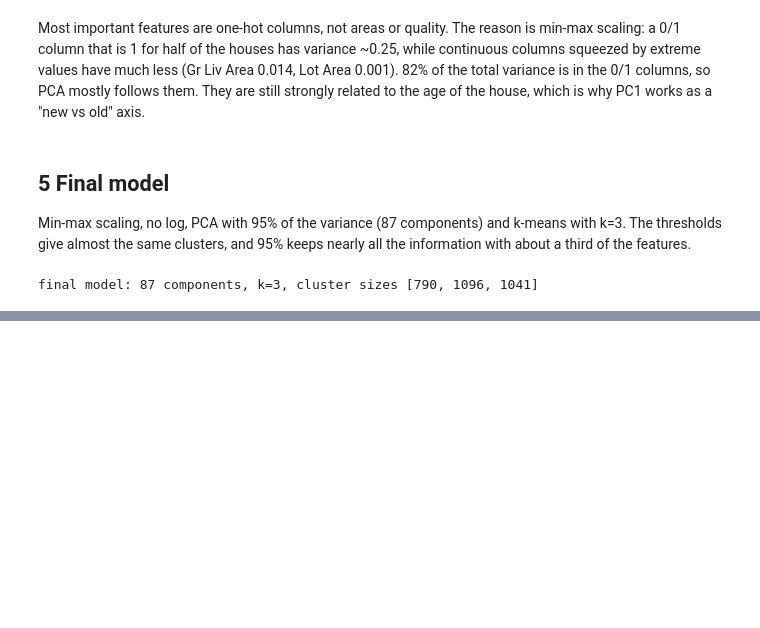
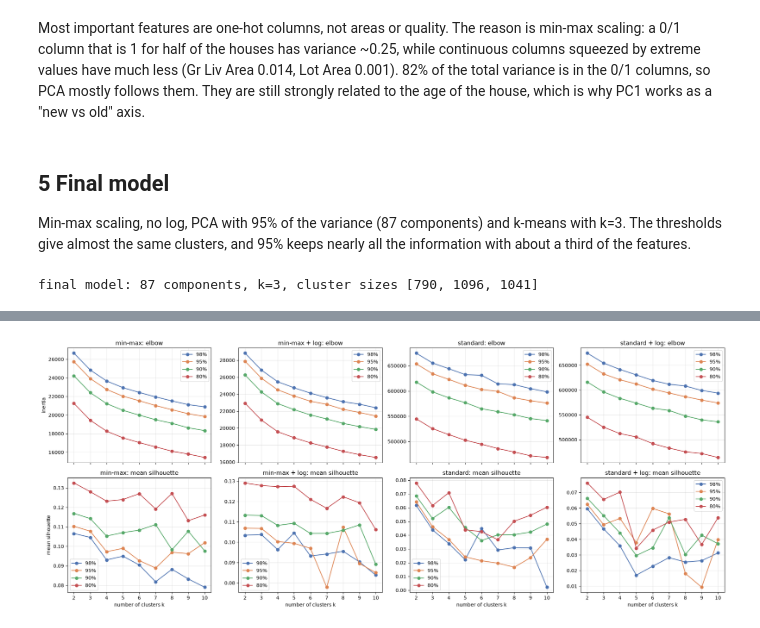
Before and after one commit to Maroscsak-Daniel/Labor-ML-, a Jupyter notebook: L3/L3_PCA_KMeansClustering.ipynb, the cells around one changed output, grey strips where cells are left out. Saved outputs shown, nothing was run; the diff lists cells and outputs as text; code cells hidden in the pictures; blank space fills up the shorter version.

```diff
--- a/L3/L3_PCA_KMeansClustering.ipynb
+++ b/L3/L3_PCA_KMeansClustering.ipynb
@@ -392,0 +582,18 @@ final model: 87 components, k=3, cluster sizes [790, 1096, 1041]
+# %%
+def elbow_k(g):
+    k = g.k.to_numpy(float)
+    y = g.inertia.to_numpy()
+    k, y = (k - k[0]) / (k[-1] - k[0]), (y - y[-1]) / (y[0] - y[-1])      # both axes in [0, 1]
+    return int(g.k.iloc[np.argmax(np.abs(y - (1 - k)))])                  # farthest from the line (0,1)-(1,0)
+
+
+rows = []
+for cfg, e in EXP.items():
+    for t in THRESHOLDS:
+        g = e["results"][e["results"].threshold == t]
+        best = g.loc[g.silhouette.idxmax()]
+        rows.append({"configuration": CONFIGS[cfg], "threshold": f"{int(t*100)}%", "components": e["n_comp"][t],
+                     "elbow k": elbow_k(g), "best silhouette k": int(best.k),
+                     "silhouette (best k)": round(best.silhouette, 3),
+                     "silhouette (k=3)": round(g[g.k == 3].silhouette.iloc[0], 3)})
+pd.DataFrame(rows)
@@ -392,0 +618,19 @@ final model: 87 components, k=3, cluster sizes [790, 1096, 1041]
+# %%
+fig, axes = plt.subplots(2, 4, figsize=(20, 8), sharex=True)
+for j, (cfg, e) in enumerate(EXP.items()):
+    for t, col in zip(THRESHOLDS, PALETTE):
+        g = e["results"][e["results"].threshold == t]
+        axes[0, j].plot(g.k, g.inertia, "o-", color=col, label=f"{int(t*100)}%")
+        axes[1, j].plot(g.k, g.silhouette, "o-", color=col, label=f"{int(t*100)}%")
+    axes[0, j].set_title(f"{CONFIGS[cfg]}: elbow")
+    axes[1, j].set_title(f"{CONFIGS[cfg]}: mean silhouette")
+    axes[1, j].set_xlabel("number of clusters k")
+    for i in range(2):
+        axes[i, j].legend()
+        axes[i, j].grid(alpha=.3)
+axes[0, 0].set_ylabel("inertia")
+axes[1, 0].set_ylabel("mean silhouette")
+plt.tight_layout()
+plt.show()
+# %% [output]
+[figure, added]
```
Also changed, not shown: parts of 31 cells of this notebook.
